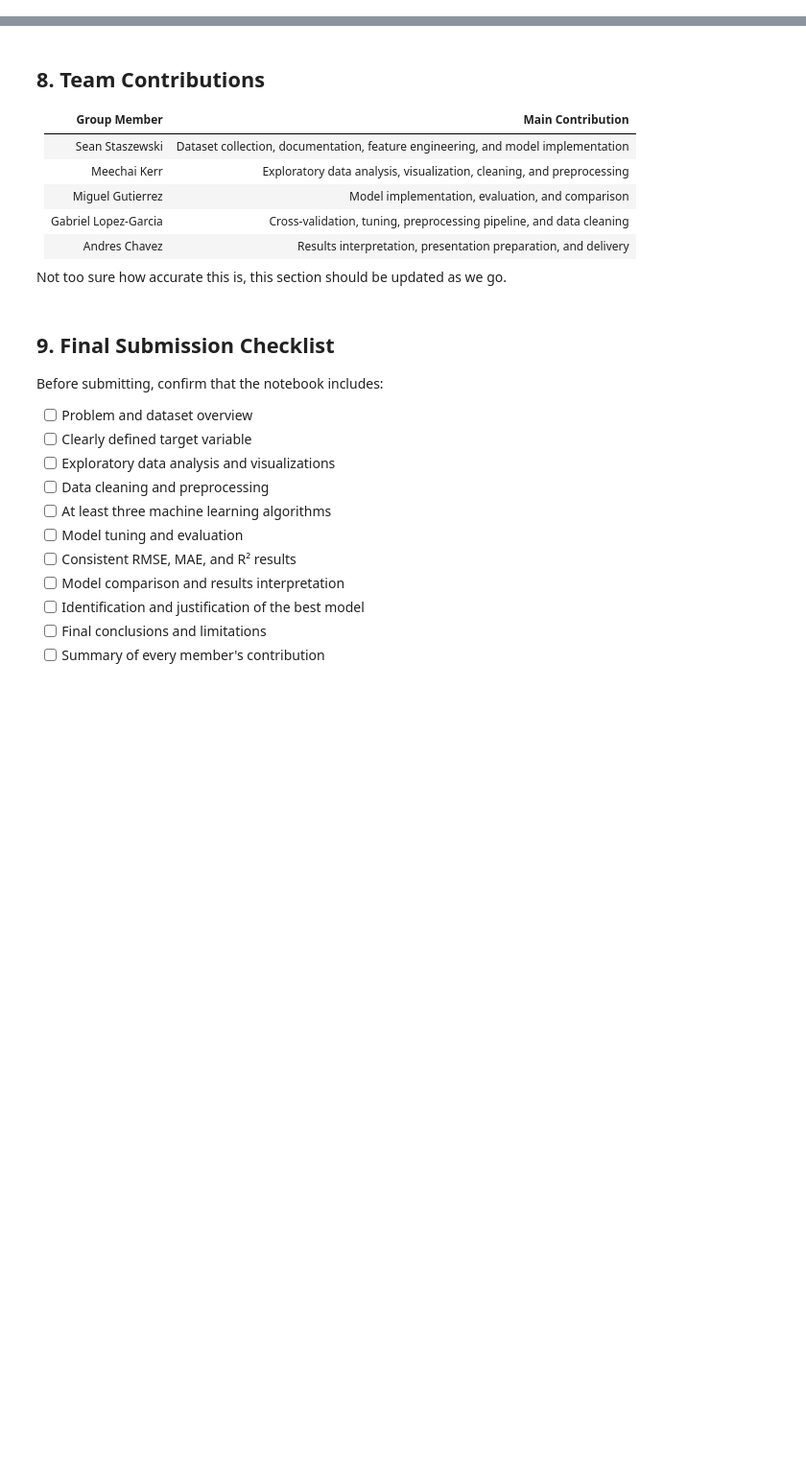
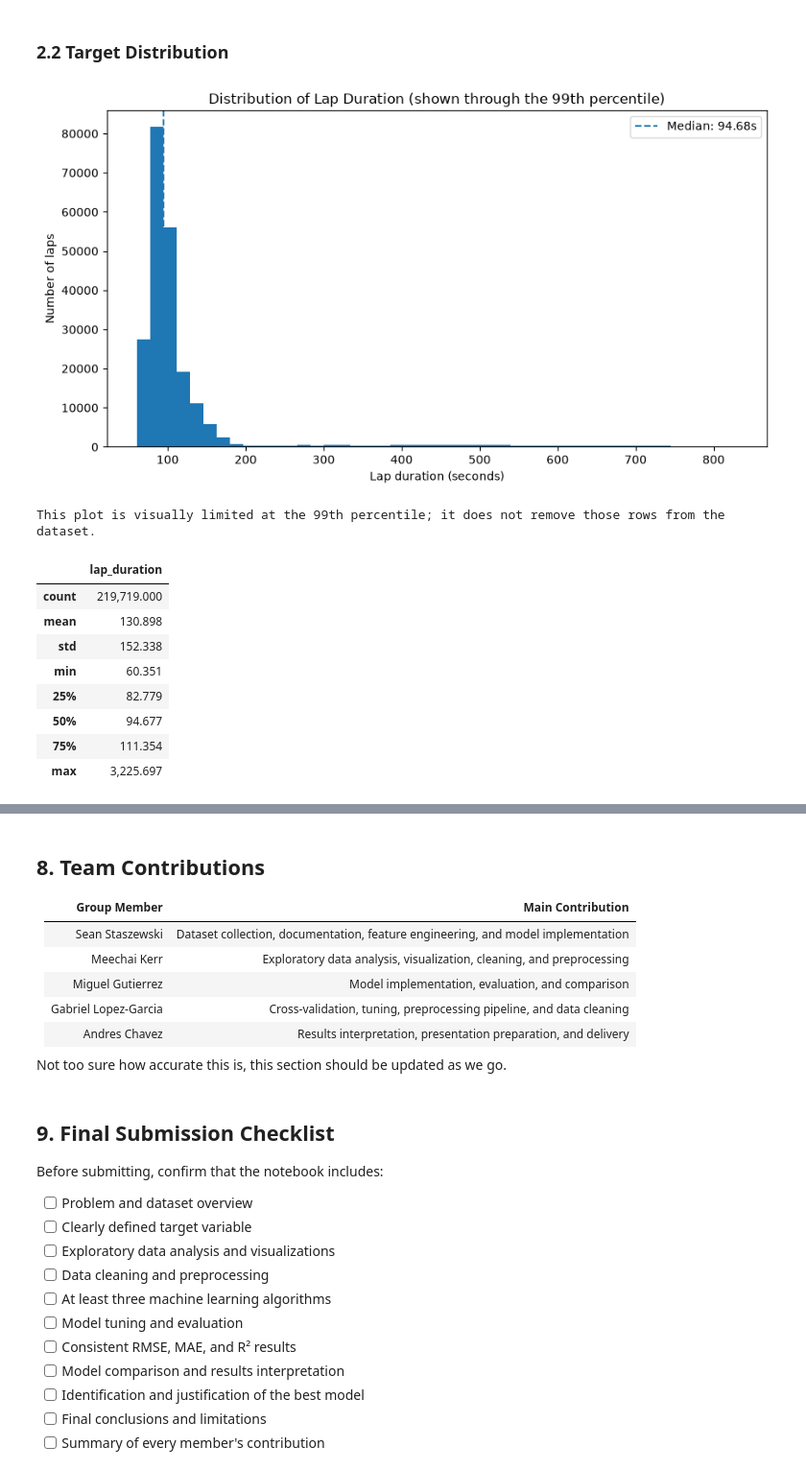
Before and after one commit to Sean-Staszewski/F1-Grand-Prix-Predictor, a Jupyter notebook: Project_Notebook_Results.ipynb, the cells around one changed output, grey strips where cells are left out. Shown at 96% size. Drawn from its saved outputs; the diff is of its cells as text; code cells hidden in the pictures; blank space fills up the shorter version.

```diff
--- a/Project_Notebook_Results.ipynb
+++ b/Project_Notebook_Results.ipynb
@@ -125,0 +251,33 @@ team_name count: 15
+# %% [markdown]
+### 2.2 Target Distribution
+# %%
+if TARGET not in df_raw:
+    raise KeyError(f"Required target column '{TARGET}' is missing.")
+
+target_values = pd.to_numeric(df_raw[TARGET], errors="coerce").dropna()
+plot_upper_limit = target_values.quantile(0.99)
+
+plt.figure(figsize=(9, 5))
+plt.hist(target_values[target_values <= plot_upper_limit], bins=45)
+plt.axvline(target_values.median(), linestyle="--", label=f"Median: {target_values.median():.2f}s")
+plt.xlabel("Lap duration (seconds)")
+plt.ylabel("Number of laps")
+plt.title("Distribution of Lap Duration (shown through the 99th percentile)")
+plt.legend()
+plt.tight_layout()
+plt.show()
+
+print("This plot is visually limited at the 99th percentile; it does not remove those rows from the dataset.")
+display(target_values.describe().to_frame("lap_duration"))
+# %% [output]
+[figure, added]
+This plot is visually limited at the 99th percentile; it does not remove those rows from the dataset.
+|  | lap_duration |
+| count | 219,719.000 |
+| mean | 130.898 |
+| std | 152.338 |
+| min | 60.351 |
+| 25% | 82.779 |
+| 50% | 94.677 |
+| 75% | 111.354 |
+| max | 3,225.697 |
```
Also changed, not shown: parts of 45 cells of this notebook.
